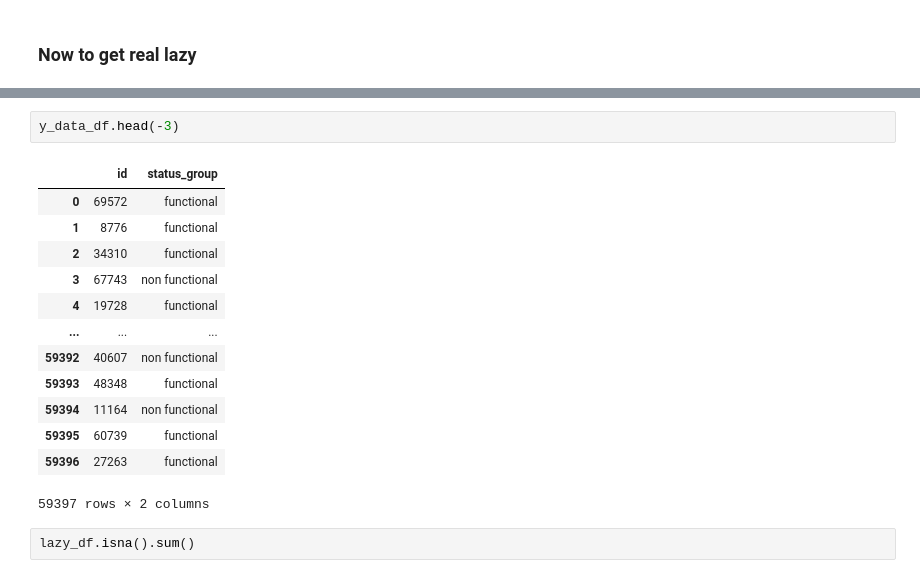
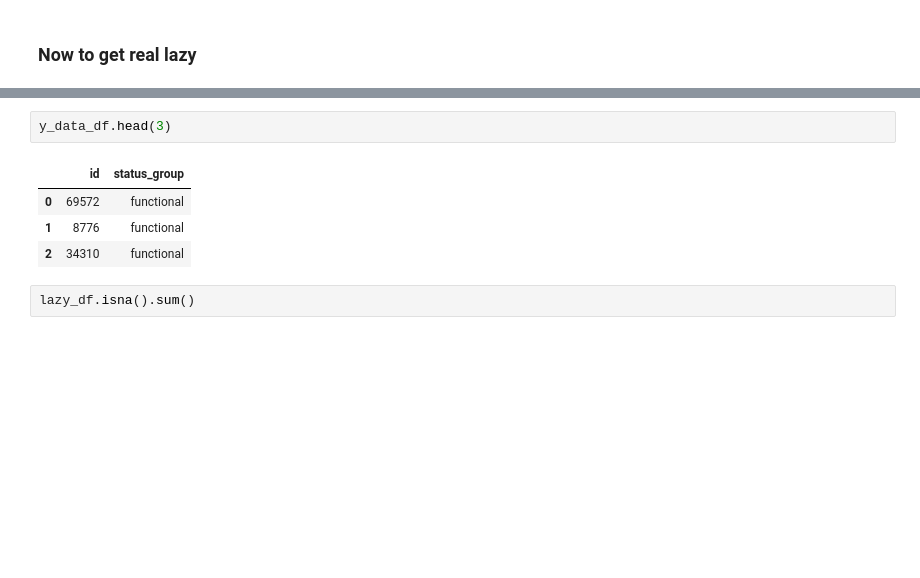
Before and after one commit to mduncan23/Tanzanian-Water-Wells-Analysis, a Jupyter notebook: Water_well_project.ipynb, the cells around one changed output, grey strips where cells are left out. Saved outputs shown, nothing was run; the diff lists cells and outputs as text; blank space fills up the shorter version.

```diff
--- a/Water_well_project.ipynb
+++ b/Water_well_project.ipynb
@@ -236,19 +233,10 @@ lazy_df.head(-3)
 # %%
-y_data_df.head(-3)
+y_data_df.head(3)
 # %% [output]
 |  | id | status_group |
 | 0 | 69572 | functional |
 | 1 | 8776 | functional |
 | 2 | 34310 | functional |
-| 3 | 67743 | non functional |
-| 4 | 19728 | functional |
-| ... | ... | ... |
-| 59392 | 40607 | non functional |
-| 59393 | 48348 | functional |
-| 59394 | 11164 | non functional |
-| 59395 | 60739 | functional |
-| 59396 | 27263 | functional |
-59397 rows × 2 columns
 # %%
 lazy_df.isna().sum()
 # %% [output]
```
Also changed, not shown: parts of 30 cells of this notebook.
